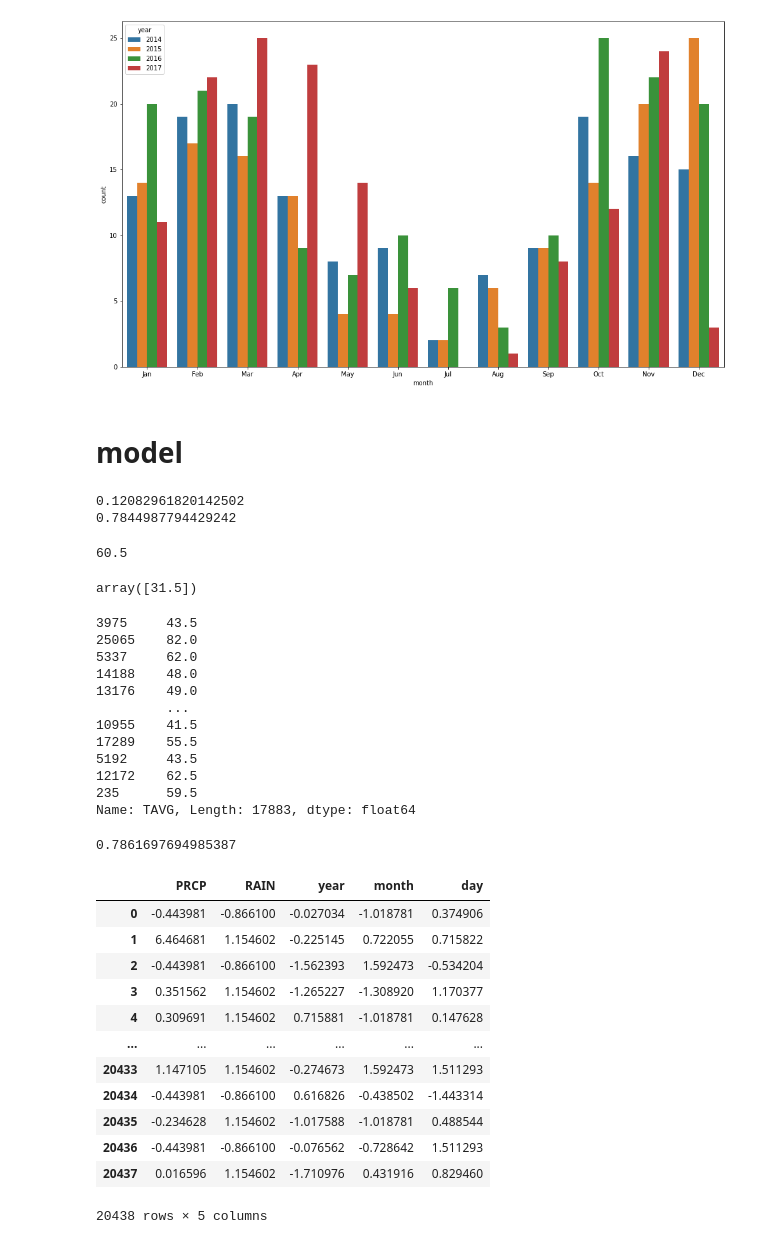
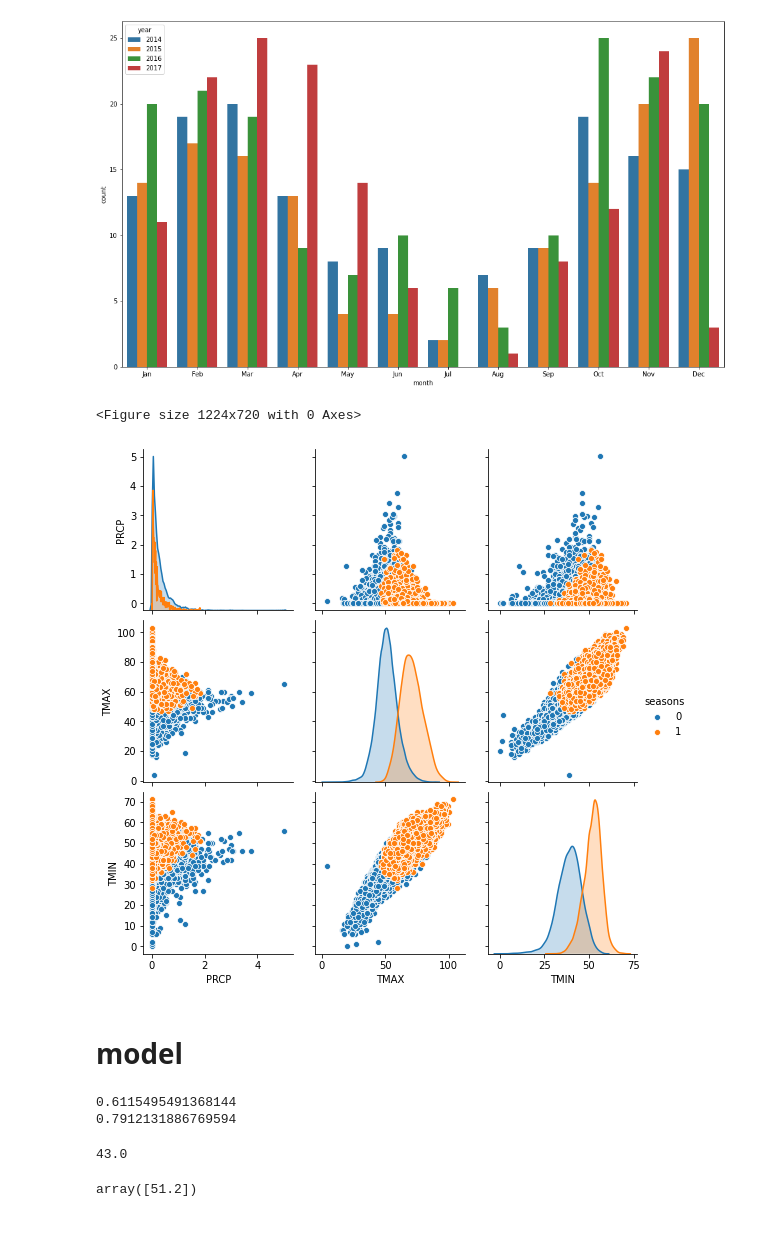
Before and after one commit to ortrsa/Data_Science_Final_Project, a Jupyter notebook: notebook3-rain.ipynb, the cells around one changed output. Drawn from its saved outputs; the diff is of its cells as text; code cells hidden in the pictures.

```diff
--- a/notebook3-rain.ipynb
+++ b/notebook3-rain.ipynb
@@ -141,2 +152,9 @@ KNN = KNeighborsRegressor().fit(x_train, y_train)
+# %%
+plt.figure(figsize=(17,10))
+sns.pairplot(rain, vars = ['PRCP','TMAX','TMIN'], hue ='seasons')
+plt.show()
+# %% [output]
+<Figure size 1224x720 with 0 Axes>
+[figure, added]
 # %% [markdown]
 # model
@@ -143,51 +164,14 @@ KNN = KNeighborsRegressor().fit(x_train, y_train)
 # %%
-print(LR.score(x_test, y_test))
-print(KNN.score(x_test, y_test))
+print(LR.score(scal_x_test, y_test))
+print(KNN.score(scal_x_test, y_test))
 # %% [output]
-0.12082961820142502
-0.7844987794429242
+0.6115495491368144
+0.7912131886769594
-# %%
-y_test.iloc[4]
-# %% [output]
-60.5
-# %%
-KNN.predict([[0.17 , 1 , 2020 ,1 , 5]])
-# %% [output]
-array([31.5])
-# %%
-y_train
-# %% [output]
-3975     43.5
-25065    82.0
-5337     62.0
-14188    48.0
-13176    49.0
-         ...
-10955    41.5
-17289    55.5
-5192     43.5
-12172    62.5
-235      59.5
-Name: TAVG, Length: 17883, dtype: float64
-# %%
-clf = KNeighborsRegressor()
-clf.fit(scal_x_train , y_train)
-clf.score(scal_x_test, y_test)
-# %% [output]
-0.7861697694985387
-# %%
-scal_x_train
-# %% [output]
-|  | PRCP | RAIN | year | month | day |
-| 0 | -0.443981 | -0.866100 | -0.027034 | -1.018781 | 0.374906 |
-| 1 | 6.464681 | 1.154602 | -0.225145 | 0.722055 | 0.715822 |
-| 2 | -0.443981 | -0.866100 | -1.562393 | 1.592473 | -0.534204 |
-| 3 | 0.351562 | 1.154602 | -1.265227 | -1.308920 | 1.170377 |
-| 4 | 0.309691 | 1.154602 | 0.715881 | -1.018781 | 0.147628 |
-| ... | ... | ... | ... | ... | ... |
-| 20433 | 1.147105 | 1.154602 | -0.274673 | 1.592473 | 1.511293 |
-| 20434 | -0.443981 | -0.866100 | 0.616826 | -0.438502 | -1.443314 |
-| 20435 | -0.234628 | 1.154602 | -1.017588 | -1.018781 | 0.488544 |
-| 20436 | -0.443981 | -0.866100 | -0.076562 | -0.728642 | 1.511293 |
-| 20437 | 0.016596 | 1.154602 | -1.710976 | 0.431916 | 0.829460 |
-20438 rows × 5 columns
+# %%
+y_test.loc[9170]
+# %% [output]
+43.0
+# %%
+KNN.predict([[0.00,0,1973,2,8,0]])
+# %% [output]
+array([51.2])
```
Also changed, not shown: parts of 7 cells of this notebook.
